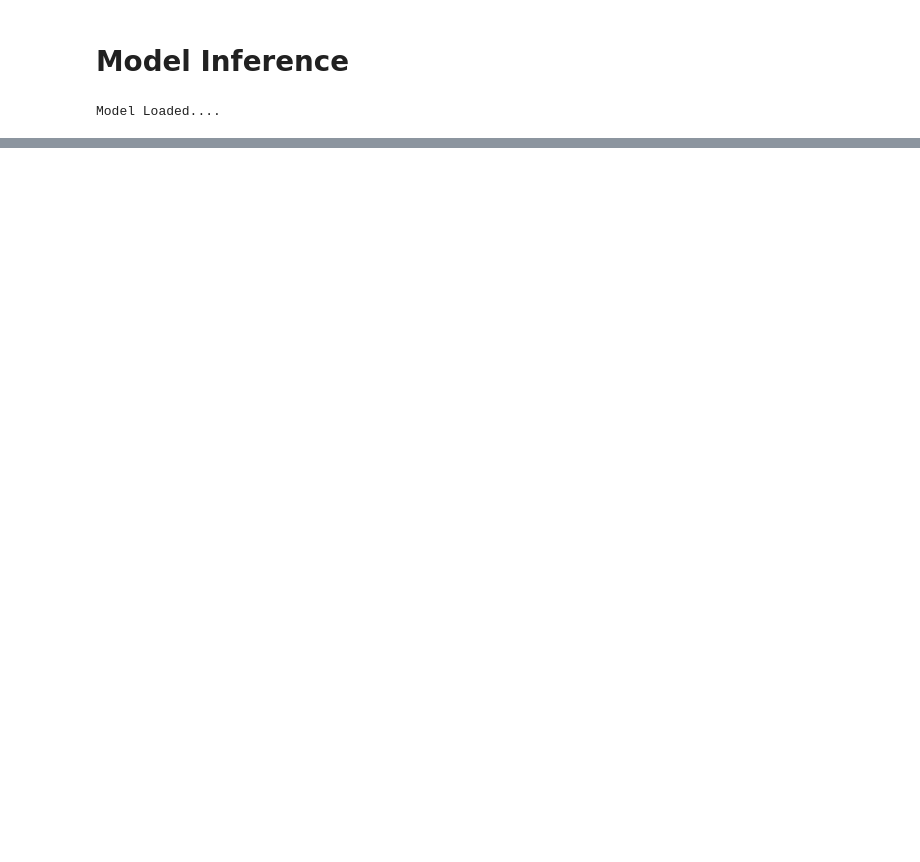
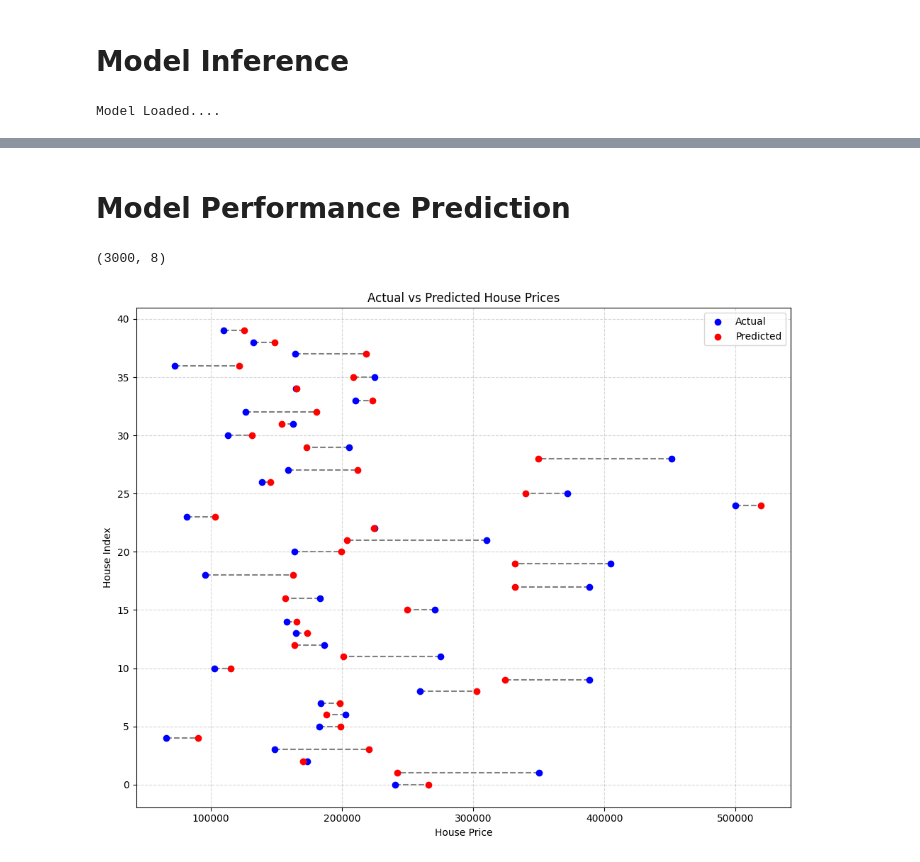
Before and after one commit to MetronWard/Computer-Vision-Course, a Jupyter notebook: Chapter_1_Pytorch_Fundamentals.ipynb, the cells around one changed output, grey strips where cells are left out. Drawn from its saved outputs; the diff is of its cells as text; code cells hidden in the pictures; blank space fills up the shorter version.

```diff
--- a/Chapter_1_Pytorch_Fundamentals.ipynb
+++ b/Chapter_1_Pytorch_Fundamentals.ipynb
@@ -319,0 +330,2 @@ The final Root Mean Square Loss is $487.5016602417576
+# %% [markdown]
+# Model Performance Prediction
@@ -319,0 +334,54 @@ The final Root Mean Square Loss is $487.5016602417576
+# %%
+import random
+
+selected_houses = random.sample(list(range(len(x))), 40)
+# %%
+selected_x, selected_y = x.iloc[selected_houses],y.loc[selected_houses]
+# %%
+x.shape
+# %% [output]
+(3000, 8)
+# %%
+def model_preds(state_dict_path, x):
+  corrected_x = torch.tensor(x_scaler.transform(x.to_numpy()).astype(np.float32))
+
+  model.load_state_dict(state_dict=torch.load(state_dict_path))
+
+  y = model(corrected_x)
+
+  y_numpy = y.detach().numpy()
+  corrected_y = y_scaler.inverse_transform(y_numpy)
+  return corrected_y[:, 0]
+# %%
+y_hat = model_preds("/content/Model_state.pth", selected_x)
+# %%
+import numpy as np
+import matplotlib.pyplot as plt
+
+
+np.random.seed(0)
+house_indices = np.arange(40)
+actual_prices = selected_y.to_numpy()
+predicted_prices = y_hat
+
+# Plotting
+plt.figure(figsize=(10, 8))
+
+for i in range(len(house_indices)):
+    y = house_indices[i]
+    # Plot actual price
+    plt.scatter(actual_prices[i], y, color='blue', label='Actual' if i == 0 else "", zorder=3)
+    # Plot predicted price
+    plt.scatter(predicted_prices[i], y, color='red', label='Predicted' if i == 0 else "", zorder=3)
+    # # Connect with a line
+    plt.plot([actual_prices[i], predicted_prices[i]], [y, y], color='gray', linestyle='--', zorder=1)
+
+plt.xlabel('House Price')
+plt.ylabel('House Index')
+plt.title('Actual vs Predicted House Prices')
+plt.legend()
+plt.grid(True, linestyle='--', alpha=0.5)
+plt.tight_layout()
+plt.show()
+# %% [output]
+[figure, added]
```
Also changed, not shown: parts of 6 cells of this notebook.
